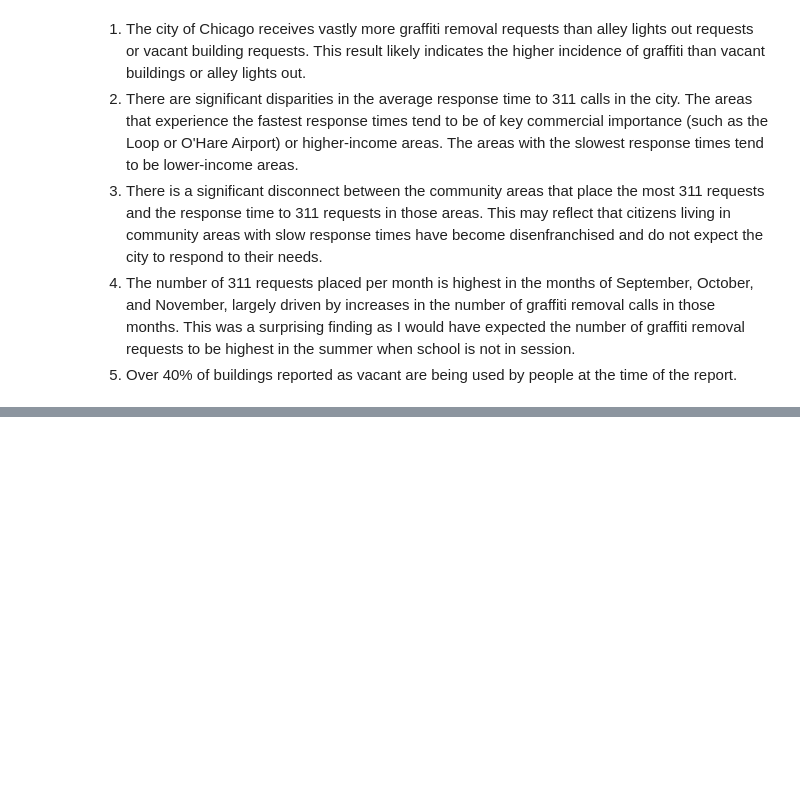
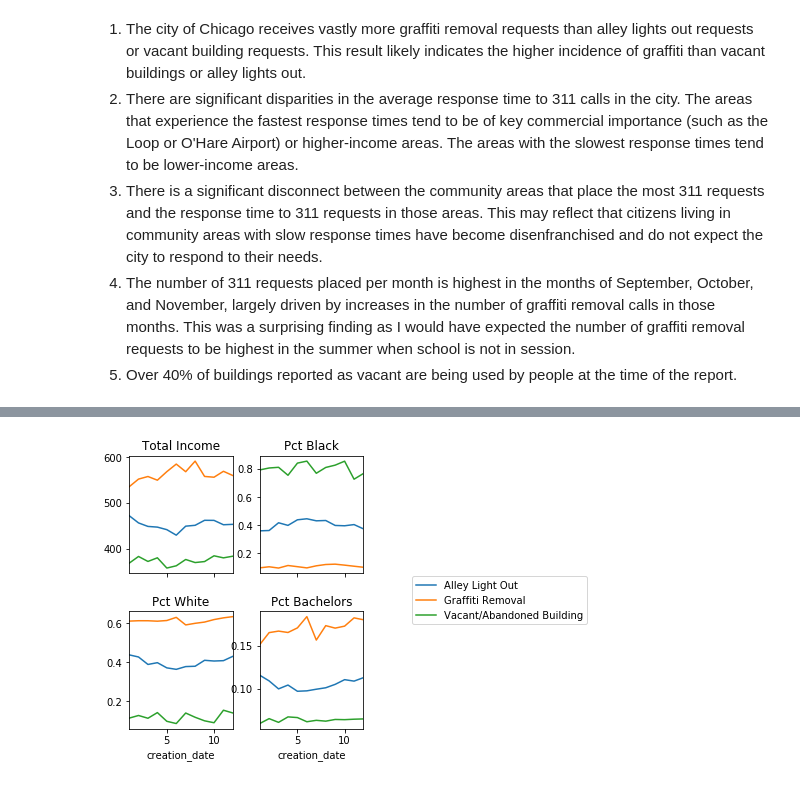
Before and after one commit to alenastern/Machine_Learning_Public_Policy, a Jupyter notebook: Assignment1_Stern.ipynb, the cells around one changed output, grey strips where cells are left out. Cells and saved outputs as stored; diff of their text form; code cells hidden in the pictures; blank space fills up the shorter version.

```diff
--- a/Assignment1_Stern.ipynb
+++ b/Assignment1_Stern.ipynb
@@ -261,0 +209,27 @@ c.execute("COPY all_calls (id, completion_date, creation_date, type_of_service_r
+# %%
+pt = all_call_acs.groupby([pd.to_datetime(all_call_acs.creation_date).dt.month, all_call_acs.type_of_service_request])['pct_black'].mean().reset_index(name='pct_black')
+piv_pb = pt.pivot(index='creation_date', columns='type_of_service_request', values='pct_black')
+# %%
+pt = all_call_acs.groupby([pd.to_datetime(all_call_acs.creation_date).dt.month, all_call_acs.type_of_service_request])['total_income'].mean().reset_index(name='total_income')
+piv_ti = pt.pivot(index='creation_date', columns='type_of_service_request', values='total_income')
+# %%
+pt = all_call_acs.groupby([pd.to_datetime(all_call_acs.creation_date).dt.month, all_call_acs.type_of_service_request])['pct_white'].mean().reset_index(name='pct_white')
+piv_pw = pt.pivot(index='creation_date', columns='type_of_service_request', values='pct_white')
+# %%
+pt = all_call_acs.groupby([pd.to_datetime(all_call_acs.creation_date).dt.month, all_call_acs.type_of_service_request])['pct_bachelors'].mean().reset_index(name='pct_bachelors')
+piv_pba = pt.pivot(index='creation_date', columns='type_of_service_request', values='pct_bachelors')
+# %%
+fig, axes = plt.subplots(ncols=2, nrows = 2, sharex = True)
+
+piv_ti.plot(ax=axes[0,0], legend = False, title = "Total Income")
+piv_pb.plot(ax=axes[0,1], legend = False, title = "Pct Black")
+piv_pw.plot(ax=axes[1,0], legend = False, title = "Pct White")
+piv_pba.plot(ax=axes[1,1], legend = False, title = "Pct Bachelors")
+
+fig.legend(loc=7)
+fig.tight_layout()
+fig.subplots_adjust(right=0.55)
+fig.set_size_inches(7,5)
+plt.show()
+# %% [output]
+[figure, added]
```
Also changed, not shown: parts of 33 cells of this notebook.
